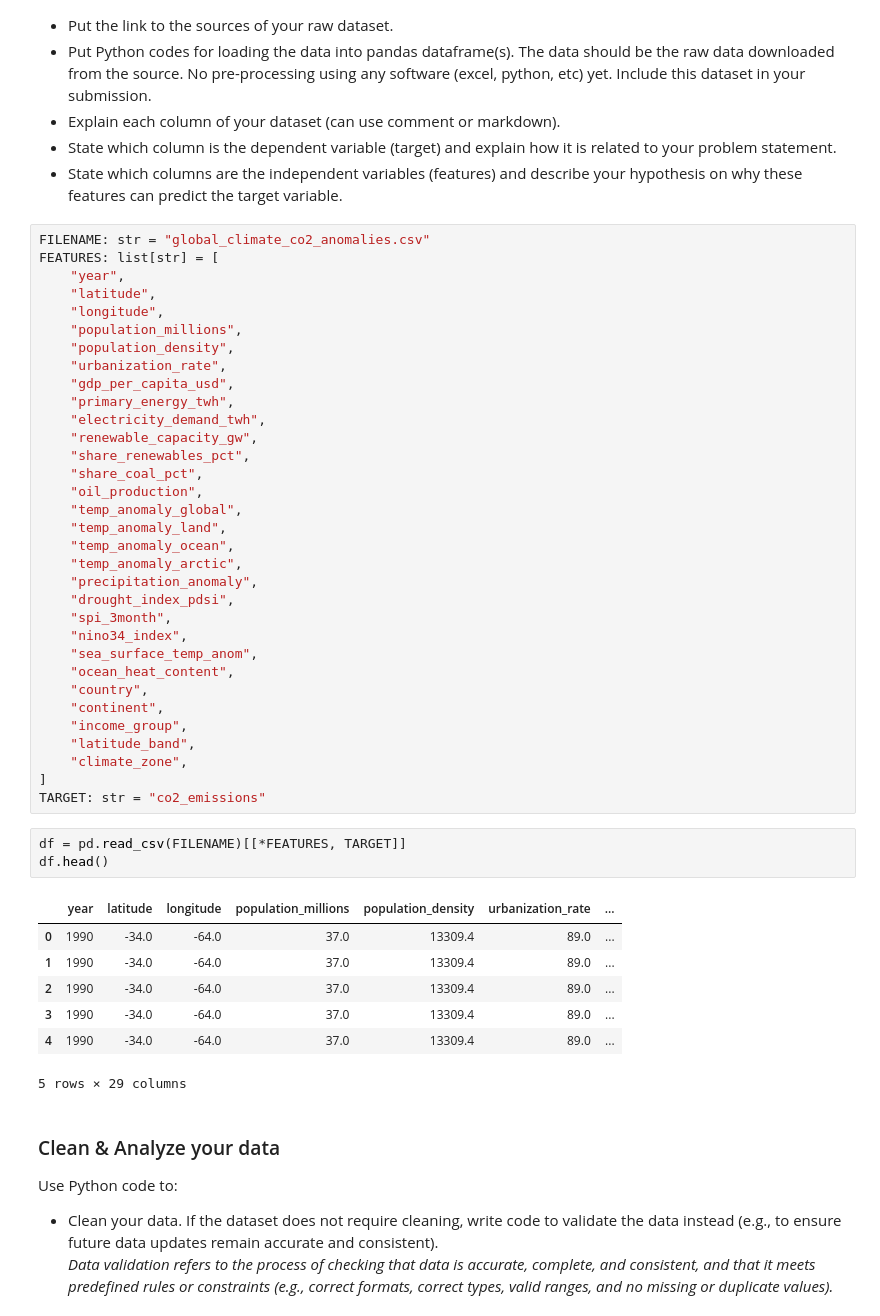
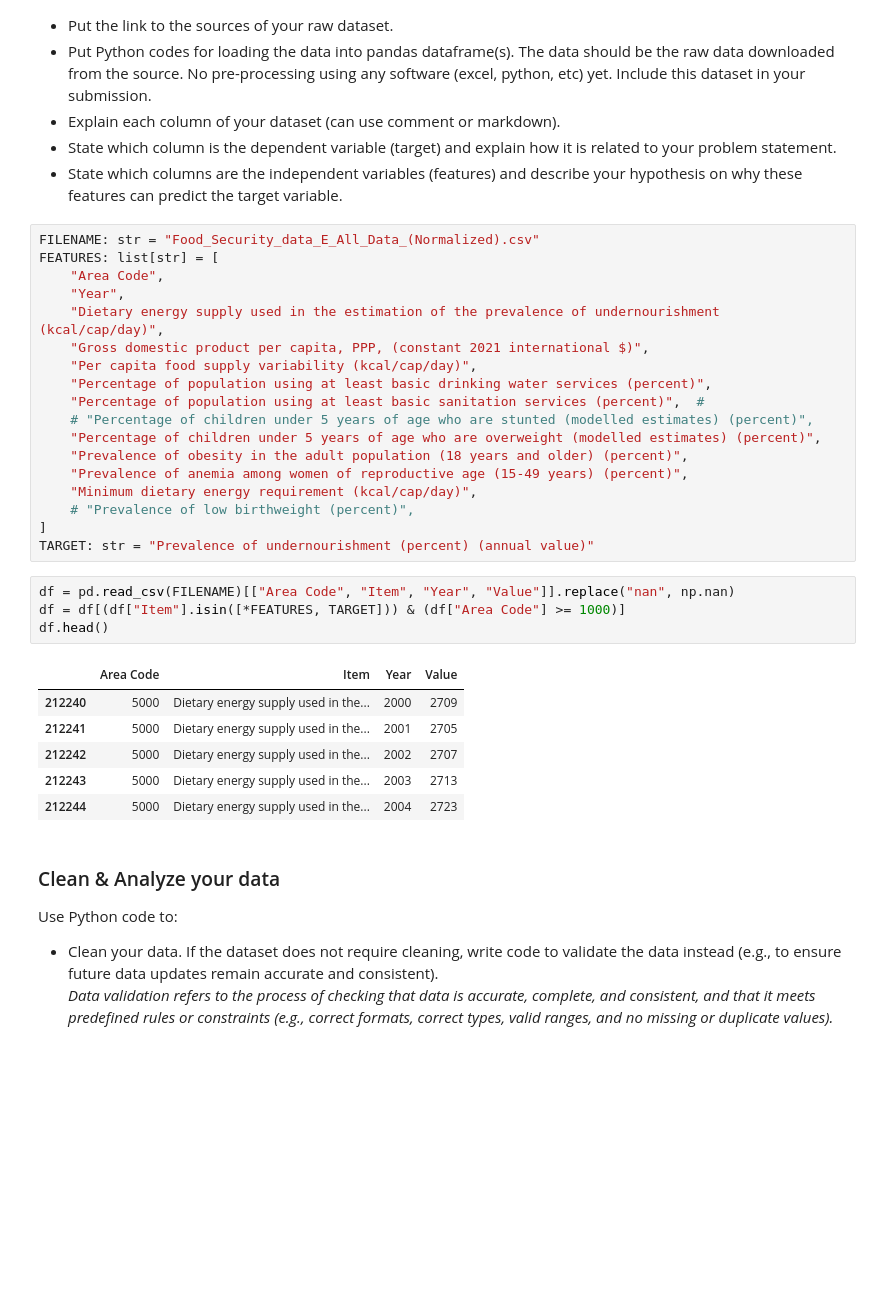
Before and after one commit to jaredliw/dtp3, a Jupyter notebook: model.ipynb, the cells around one changed output. Saved outputs shown, nothing was run; the diff lists cells and outputs as text; blank space fills up the shorter version.

```diff
--- a/model.ipynb
+++ b/model.ipynb
@@ -37,50 +33,35 @@ from sklearn.model_selection import train_test_split
 - Explain each column of your dataset (can use comment or markdown).
 - State which column is the dependent variable (target) and explain how it is related to your problem statement.
 - State which columns are the independent variables (features) and describe your hypothesis on why these features can predict the target variable.
-# %%
-FILENAME: str = "global_climate_co2_anomalies.csv"
-FEATURES: list[str] = [
-    "year",
-    "latitude",
-    "longitude",
-    "population_millions",
-    "population_density",
-    "urbanization_rate",
-    "gdp_per_capita_usd",
-    "primary_energy_twh",
-    "electricity_demand_twh",
-    "renewable_capacity_gw",
-    "share_renewables_pct",
-    "share_coal_pct",
-    "oil_production",
-    "temp_anomaly_global",
-    "temp_anomaly_land",
-    "temp_anomaly_ocean",
-    "temp_anomaly_arctic",
-    "precipitation_anomaly",
-    "drought_index_pdsi",
-    "spi_3month",
-    "nino34_index",
-    "sea_surface_temp_anom",
-    "ocean_heat_content",
-    "country",
-    "continent",
-    "income_group",
-    "latitude_band",
-    "climate_zone",
-]
-TARGET: str = "co2_emissions"
+# %%
+FILENAME: str = "Food_Security_data_E_All_Data_(Normalized).csv"
+FEATURES: list[str] = [
+    "Area Code",
+    "Year",
+    "Dietary energy supply used in the estimation of the prevalence of undernourishment (kcal/cap/day)",
+    "Gross domestic product per capita, PPP, (constant 2021 international $)",
+    "Per capita food supply variability (kcal/cap/day)",
+    "Percentage of population using at least basic drinking water services (percent)",
+    "Percentage of population using at least basic sanitation services (percent)",  #
+    # "Percentage of children under 5 years of age who are stunted (modelled estimates) (percent)",
+    "Percentage of children under 5 years of age who are overweight (modelled estimates) (percent)",
+    "Prevalence of obesity in the adult population (18 years and older) (percent)",
+    "Prevalence of anemia among women of reproductive age (15-49 years) (percent)",
+    "Minimum dietary energy requirement (kcal/cap/day)",
+    # "Prevalence of low birthweight (percent)",
+]
+TARGET: str = "Prevalence of undernourishment (percent) (annual value)"
 # %%
-df = pd.read_csv(FILENAME)[[*FEATURES, TARGET]]
+df = pd.read_csv(FILENAME)[["Area Code", "Item", "Year", "Value"]].replace("nan", np.nan)
+df = df[(df["Item"].isin([*FEATURES, TARGET])) & (df["Area Code"] >= 1000)]
 df.head()
 # %% [output]
-|  | year | latitude | longitude | population_millions | population_density | urbanization_rate | ... |
-| 0 | 1990 | -34.0 | -64.0 | 37.0 | 13309.4 | 89.0 | ... |
-| 1 | 1990 | -34.0 | -64.0 | 37.0 | 13309.4 | 89.0 | ... |
-| 2 | 1990 | -34.0 | -64.0 | 37.0 | 13309.4 | 89.0 | ... |
-| 3 | 1990 | -34.0 | -64.0 | 37.0 | 13309.4 | 89.0 | ... |
-| 4 | 1990 | -34.0 | -64.0 | 37.0 | 13309.4 | 89.0 | ... |
+|  | Area Code | Item | Year | Value |
+| 212240 | 5000 | Dietary energy supply used in the... | 2000 | 2709 |
+| 212241 | 5000 | Dietary energy supply used in the... | 2001 | 2705 |
+| 212242 | 5000 | Dietary energy supply used in the... | 2002 | 2707 |
+| 212243 | 5000 | Dietary energy supply used in the... | 2003 | 2713 |
+| 212244 | 5000 | Dietary energy supply used in the... | 2004 | 2723 |
-5 rows × 29 columns
 # %% [markdown]
 ### Clean & Analyze your data
 
```
Also changed, not shown: parts of 21 cells of this notebook.
